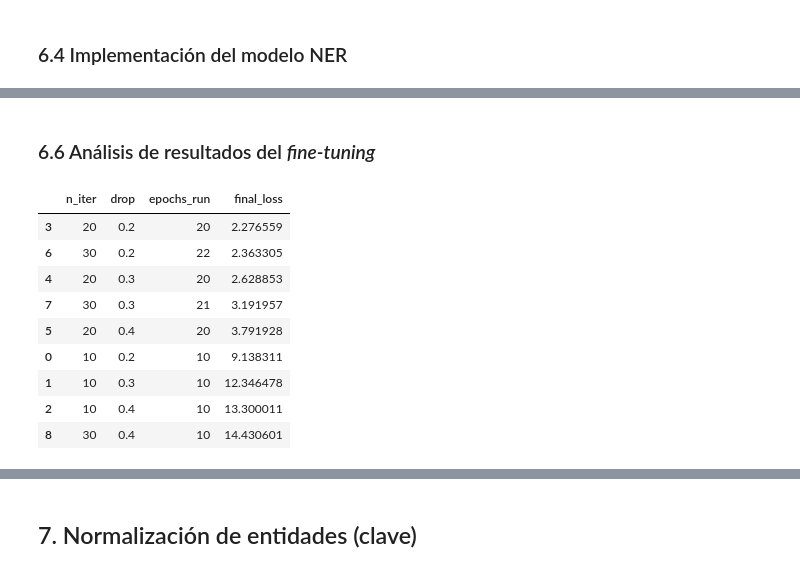
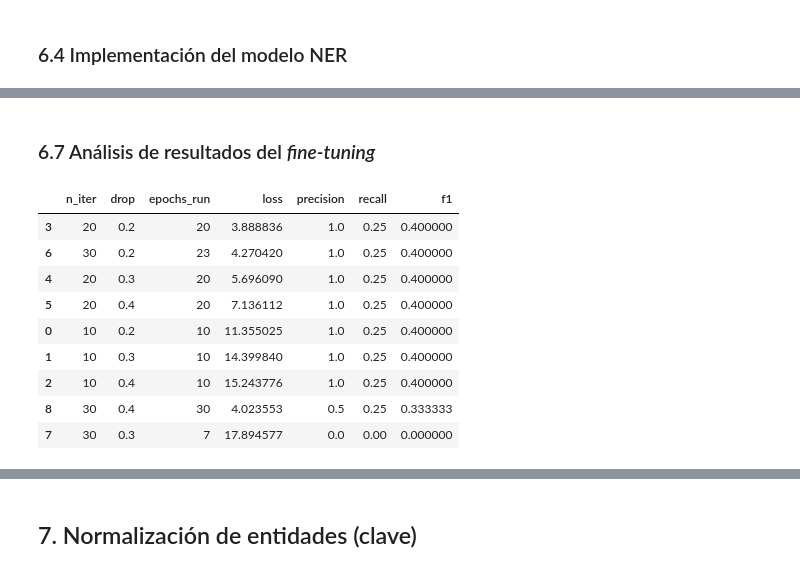
Before and after one commit to JMPinillos/agri-voice-ai, a Jupyter notebook: notebooks/03_nlp_processing/nlp_processing.ipynb, the cells around one changed output, grey strips where cells are left out. Cells and saved outputs as stored; diff of their text form; code cells hidden in the pictures.

```diff
--- a/notebooks/03_nlp_processing/nlp_processing.ipynb
+++ b/notebooks/03_nlp_processing/nlp_processing.ipynb
@@ -1173,0 +1165,11 @@ nlp = spacy.load("es_core_news_md")
+# %%
+# Se divide el dataset en dos subconjuntos (80% entrenamiento, 20% validación)
+train_split, val_split = train_test_split(
+    train_data,
+    test_size=0.2,
+    random_state=42
+)
+
+# Verificación del tamaño de los conjuntos
+print("Train:", len(train_split))
+print("Validation:", len(val_split))
@@ -1271,20 +1295,30 @@ Early stopping activado
 # %% [markdown]
-### 6.6 Análisis de resultados del *fine-tuning*
+### 6.7 Análisis de resultados del *fine-tuning*
 # %%
+# Conversión de los resultados a DataFrame para facilitar su análisis
 df_results = pd.DataFrame(results)
-df_results_sorted = df_results.sort_values(by="final_loss")
 
+# Ordenación de las configuraciones evaluadas:
+# - F1 como métrica principal
+# - Precision y recall como criterios secundarios
+# - Loss como criterio de desempate (menor es mejor)
+df_results_sorted = df_results.sort_values(
+    by=["f1", "precision", "recall", "loss"],
+    ascending=[False, False, False, True]
+)
+
+# Visualización de resultados ordenados
 display(df_results_sorted)
 # %% [output]
-|  | n_iter | drop | epochs_run | final_loss |
-| 3 | 20 | 0.2 | 20 | 2.276559 |
-| 6 | 30 | 0.2 | 22 | 2.363305 |
-| 4 | 20 | 0.3 | 20 | 2.628853 |
-| 7 | 30 | 0.3 | 21 | 3.191957 |
-| 5 | 20 | 0.4 | 20 | 3.791928 |
-| 0 | 10 | 0.2 | 10 | 9.138311 |
-| 1 | 10 | 0.3 | 10 | 12.346478 |
-| 2 | 10 | 0.4 | 10 | 13.300011 |
-| 8 | 30 | 0.4 | 10 | 14.430601 |
+|  | n_iter | drop | epochs_run | loss | precision | recall | f1 |
+| 3 | 20 | 0.2 | 20 | 3.888836 | 1.0 | 0.25 | 0.400000 |
+| 6 | 30 | 0.2 | 23 | 4.270420 | 1.0 | 0.25 | 0.400000 |
+| 4 | 20 | 0.3 | 20 | 5.696090 | 1.0 | 0.25 | 0.400000 |
+| 5 | 20 | 0.4 | 20 | 7.136112 | 1.0 | 0.25 | 0.400000 |
+| 0 | 10 | 0.2 | 10 | 11.355025 | 1.0 | 0.25 | 0.400000 |
+| 1 | 10 | 0.3 | 10 | 14.399840 | 1.0 | 0.25 | 0.400000 |
+| 2 | 10 | 0.4 | 10 | 15.243776 | 1.0 | 0.25 | 0.400000 |
+| 8 | 30 | 0.4 | 30 | 4.023553 | 0.5 | 0.25 | 0.333333 |
+| 7 | 30 | 0.3 | 7 | 17.894577 | 0.0 | 0.00 | 0.000000 |
 # %% [markdown]
 aqui comentamos y elegimos la mejor
```
Also changed, not shown: parts of 25 cells of this notebook, 23 other files.
